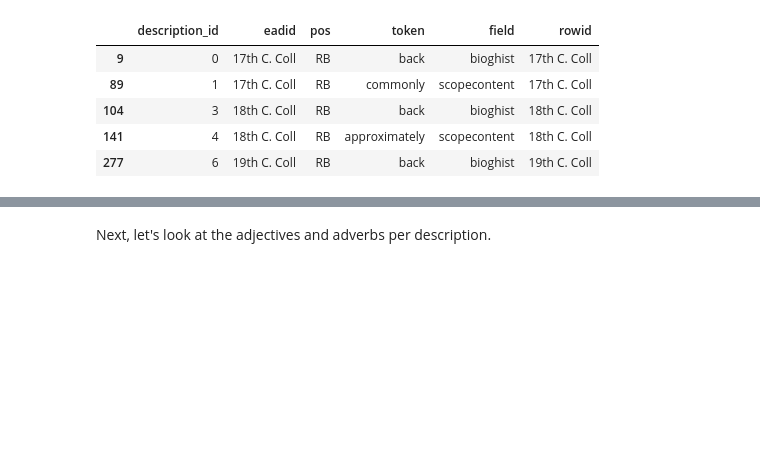
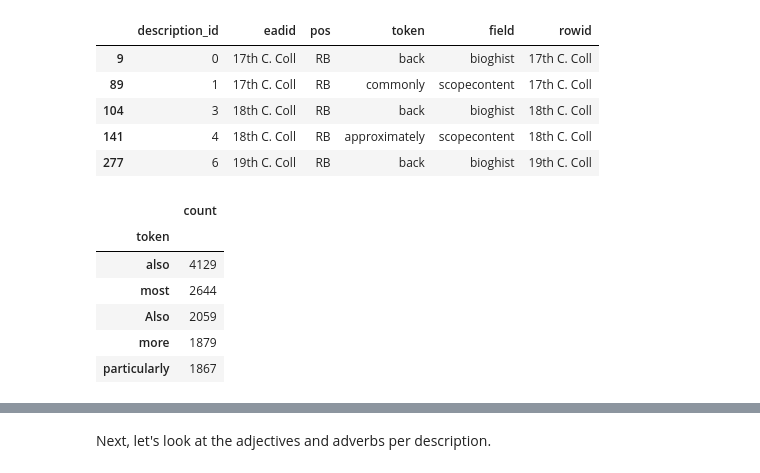
Before and after one commit to thegoose20/nusc, a Jupyter notebook: analysis_metadata.ipynb, the cells around one changed output, grey strips where cells are left out. Cells and saved outputs as stored; diff of their text form; code cells hidden in the pictures; blank space fills up the shorter version.

```diff
--- a/analysis_metadata.ipynb
+++ b/analysis_metadata.ipynb
@@ -553,3 +576,20 @@ Total adverbs: 38003
 | 104 | 3 | 18th C. Coll | RB | back | bioghist | 18th C. Coll |
 | 141 | 4 | 18th C. Coll | RB | approximately | scopecontent | 18th C. Coll |
 | 277 | 6 | 19th C. Coll | RB | back | bioghist | 19th C. Coll |
+# %%
+sub_df_adv = df_adv[["pos", "token"]]
+cols_to_agg = ["pos"]
+cols_to_groupby = ["token"]
+agg_dict = dict.fromkeys(cols_to_agg, lambda x: len(x.tolist()))
+df_adv_tokens = sub_df_adv.groupby(cols_to_groupby).agg(agg_dict).reset_index().set_index(cols_to_groupby)
+df_adv_tokens = df_adv_tokens.rename(columns={"pos": "count"})
+df_adv_tokens = df_adv_tokens.sort_values(by="count", ascending=False)
+df_adv_tokens.head()
+# %% [output]
+|  | count |
+| token |  |
+| also | 4129 |
+| most | 2644 |
+| Also | 2059 |
+| more | 1879 |
+| particularly | 1867 |
```
Also changed, not shown: parts of 10 cells of this notebook.
